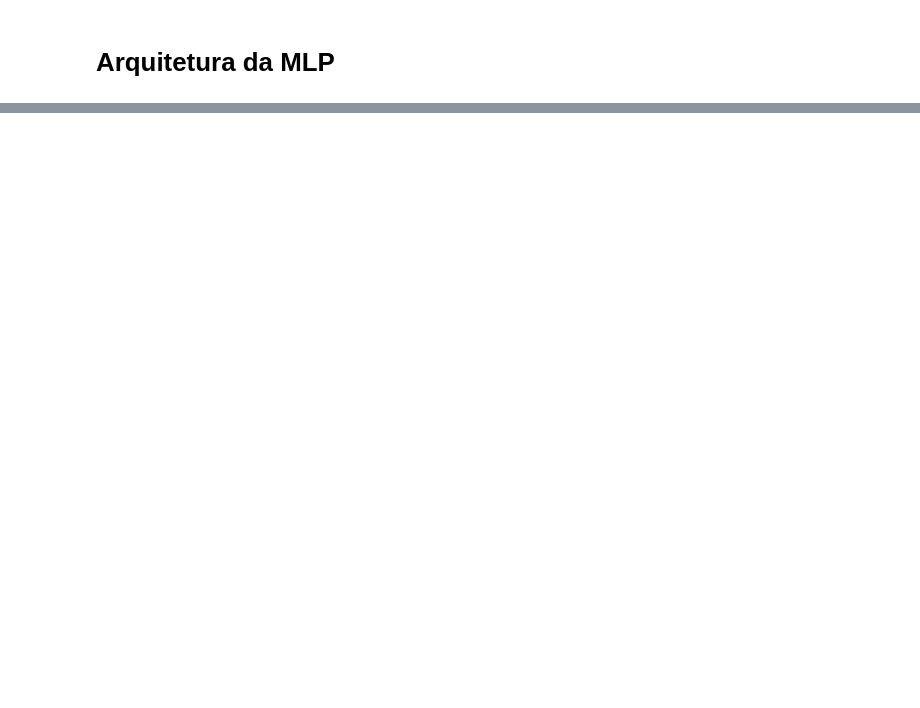
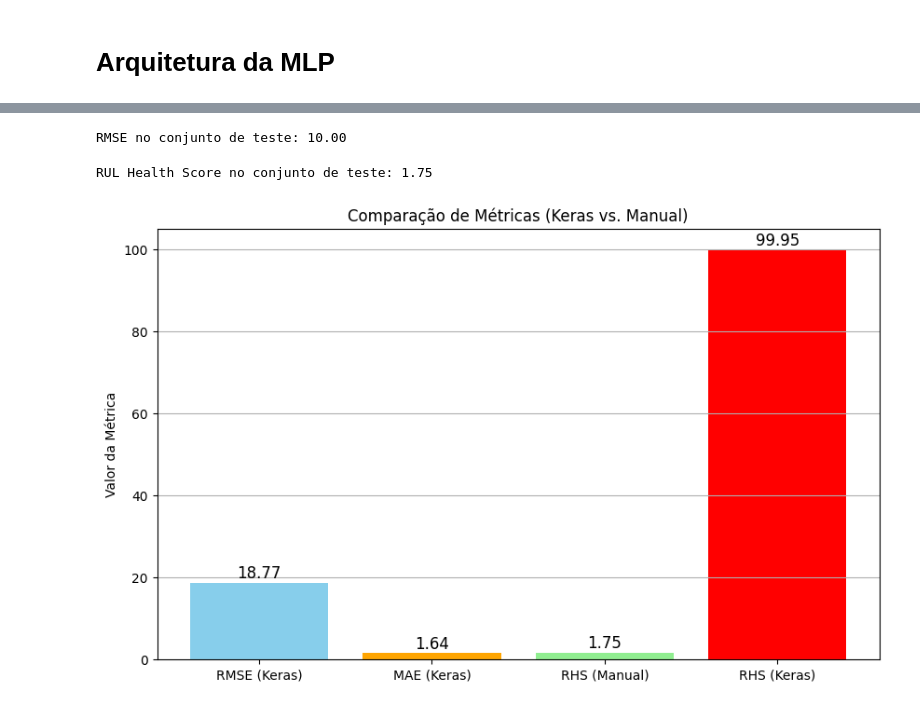
Before and after one commit to daviseemann/turbofan-rul-prediction-cmapss, a Jupyter notebook: notebooks/MLP-1.ipynb, the cells around one changed output, grey strips where cells are left out. Drawn from its saved outputs; the diff is of its cells as text; code cells hidden in the pictures; blank space fills up the shorter version.

```diff
--- a/notebooks/MLP-1.ipynb
+++ b/notebooks/MLP-1.ipynb
@@ -353,0 +409,56 @@ plt.show()
+# %%
+from sklearn.metrics import mean_squared_error
+import numpy as np
+
+test_rmse = np.sqrt(mean_squared_error(y_test_true, y_test_pred))
+print(f'RMSE no conjunto de teste: {test_rmse:.2f}')
+# %% [output]
+RMSE no conjunto de teste: 10.00
+# %%
+def rul_health_score(y_true, y_pred):
+    diffs = y_pred - y_true
+    scores = np.where(diffs < 0, np.exp(-diffs / 13) - 1, np.exp(diffs / 10) - 1)
+    return np.mean(scores)
+
+test_rhs = rul_health_score(y_test_true, y_test_pred)
+print(f'RUL Health Score no conjunto de teste: {test_rhs:.2f}')
+# %% [output]
+RUL Health Score no conjunto de teste: 1.75
+# %%
+import matplotlib.pyplot as plt
+import numpy as np
+
+def plot_metric_comparison(rmse_keras, mae_keras, rhs_numpy, rhs_keras):
+    """
+    Plota um gráfico de barras comparando RMSE, MAE e RHS calculado manualmente vs Keras.
+    """
+    metrics = ['RMSE (Keras)', 'MAE (Keras)', 'RHS (Manual)', 'RHS (Keras)']
+    values = [rmse_keras, mae_keras, rhs_numpy, rhs_keras]
+
+    plt.figure(figsize=(10, 6))
+    bars = plt.bar(metrics, values, color=['skyblue', 'orange', 'lightgreen', 'red'])
+
+    # Adiciona os valores no topo das barras
+    for bar in bars:
+        yval = bar.get_height()
+        plt.text(bar.get_x() + bar.get_width()/2.0, yval + 0.2, f'{yval:.2f}', ha='center', va='bottom', fontsize=12)
+
+    plt.title('Comparação de Métricas (Keras vs. Manual)')
+    plt.ylabel('Valor da Métrica')
+    plt.grid(axis='y')
+    plt.show()
+# %%
+# Exemplo de uso:
+# model.evaluate retorna [loss (RMSE), rhs_metric, mae]
+results = model.evaluate(X_test, y_test_true, verbose=0)
+rmse_keras = results[0]
+rhs_keras = results[1]
+mae_keras = results[2]
+
+# Calcular RHS manualmente
+rhs_numpy = rul_health_score(y_test_true, y_test_pred)
+
+# Gerar o gráfico
+plot_metric_comparison(rmse_keras, mae_keras, rhs_numpy, rhs_keras)
+# %% [output]
+[figure, added]
```
Also changed, not shown: parts of 10 cells of this notebook.
